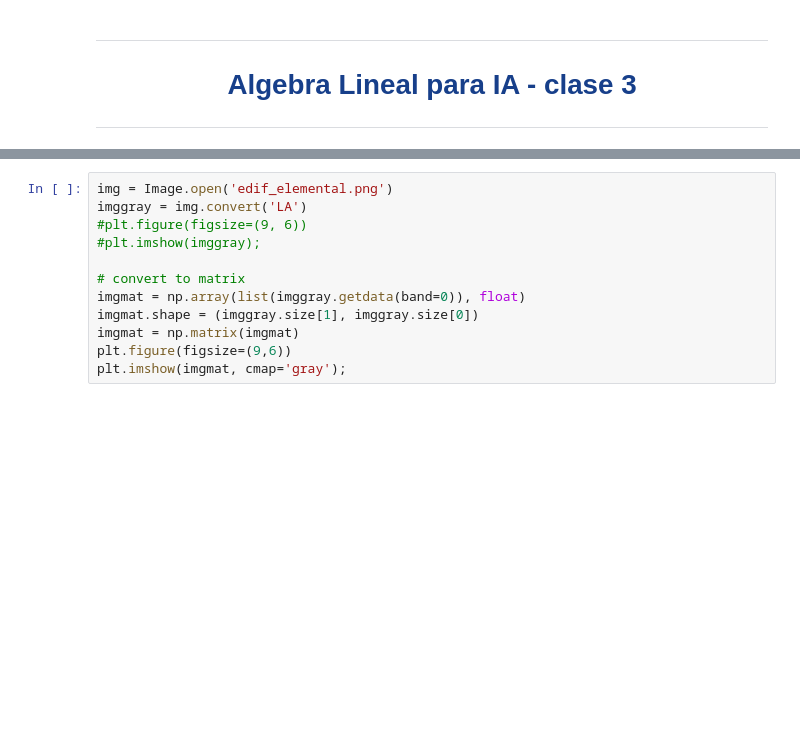
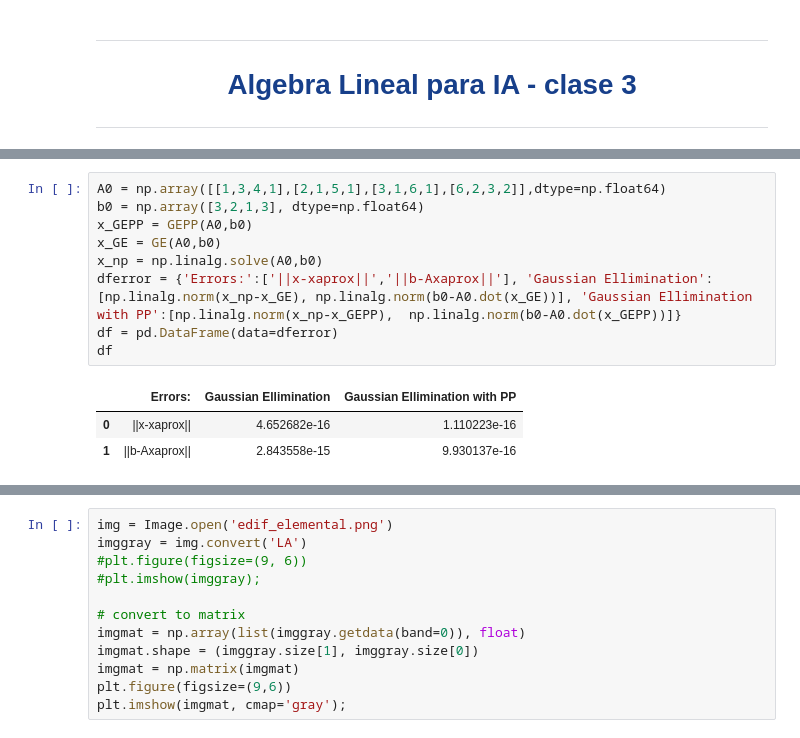
Before and after one commit to ManuelSanchezUribe/IMT3850, a Jupyter notebook: Jupyter notebooks/Algebra Lineal 3.ipynb, the cells around one changed output, grey strips where cells are left out. Saved outputs shown, nothing was run; the diff lists cells and outputs as text; blank space fills up the shorter version.

```diff
--- a/Jupyter notebooks/Algebra Lineal 3.ipynb
+++ b/Jupyter notebooks/Algebra Lineal 3.ipynb
@@ -59,0 +229,13 @@ print(L@U)
+# %%
+A0 = np.array([[1,3,4,1],[2,1,5,1],[3,1,6,1],[6,2,3,2]],dtype=np.float64)
+b0 = np.array([3,2,1,3], dtype=np.float64)
+x_GEPP = GEPP(A0,b0)
+x_GE = GE(A0,b0)
+x_np = np.linalg.solve(A0,b0)
+dferror = {'Errors:':['||x-xaprox||','||b-Axaprox||'], 'Gaussian Ellimination':[np.linalg.norm(x_np-x_GE), np.linalg.norm(b0-A0.dot(x_GE))], 'Gaussian Ellimination with PP':[np.linalg.norm(x_np-x_GEPP),  np.linalg.norm(b0-A0.dot(x_GEPP))]}
+df = pd.DataFrame(data=dferror)
+df
+# %% [output]
+|  | Errors: | Gaussian Ellimination | Gaussian Ellimination with PP |
+| 0 | ||x-xaprox|| | 4.652682e-16 | 1.110223e-16 |
+| 1 | ||b-Axaprox|| | 2.843558e-15 | 9.930137e-16 |
```
Also changed, not shown: parts of 19 cells of this notebook, 3 other files.
